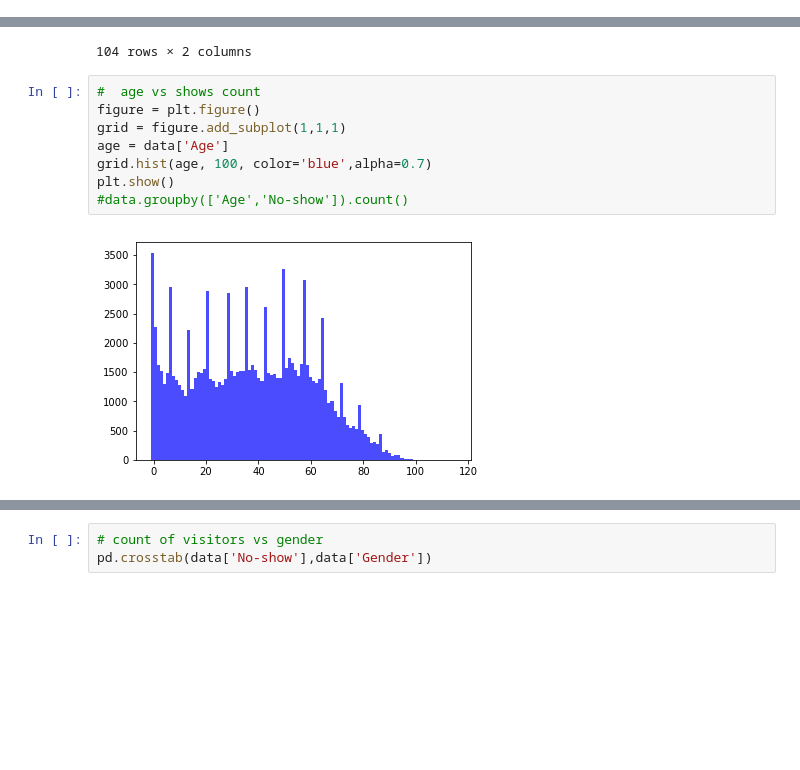
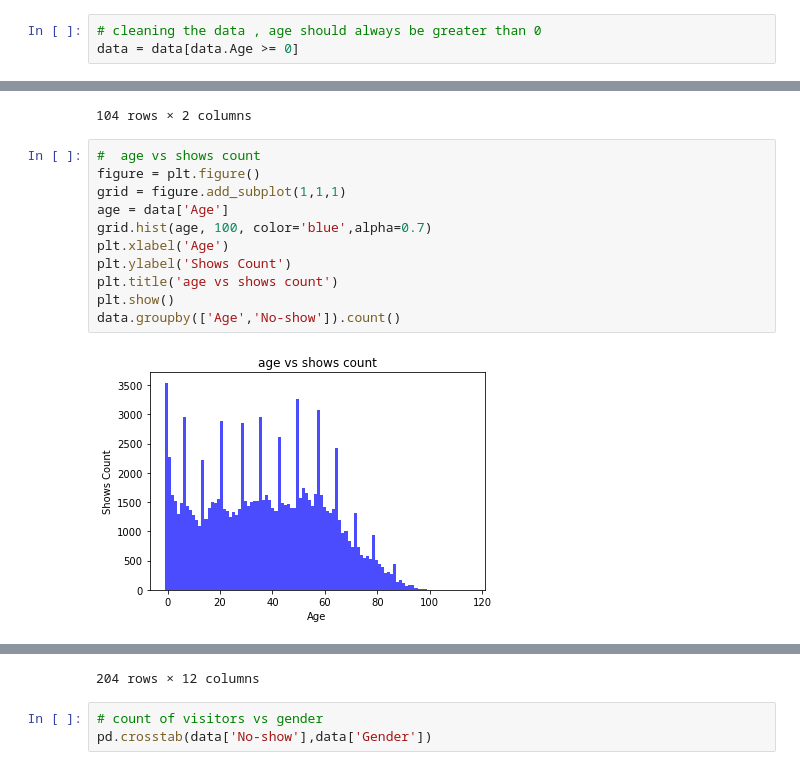
Before and after one commit to optimistanoop/Machine-Learning-Foundation-Nanodegree, a Jupyter notebook: Investigate_a_Dataset/Investigate_a_Dataset.ipynb, the cells around one changed output, grey strips where cells are left out. Saved outputs shown, nothing was run; the diff lists cells and outputs as text; blank space fills up the shorter version.

```diff
--- a/Investigate_a_Dataset/Investigate_a_Dataset.ipynb
+++ b/Investigate_a_Dataset/Investigate_a_Dataset.ipynb
@@ -108,0 +134,3 @@ dtype: int64
+# %%
+# cleaning the data , age should always be greater than 0
+data = data[data.Age >= 0]
@@ -148,10 +200,13 @@ age_no_show
 # %%
 #  age vs shows count
 figure = plt.figure()
 grid = figure.add_subplot(1,1,1)
 age = data['Age']
 grid.hist(age, 100, color='blue',alpha=0.7)
+plt.xlabel('Age')
+plt.ylabel('Shows Count')
+plt.title('age vs shows count')
 plt.show()
-#data.groupby(['Age','No-show']).count()
+data.groupby(['Age','No-show']).count()
 # %% [output]
-[figure, old version]
+[figure, new version]
@@ -158,3 +231,4 @@ plt.show()
+204 rows × 12 columns
 # %%
 # count of visitors vs gender
 pd.crosstab(data['No-show'],data['Gender'])
```
Also changed, not shown: parts of 13 cells of this notebook, 1 other file.
